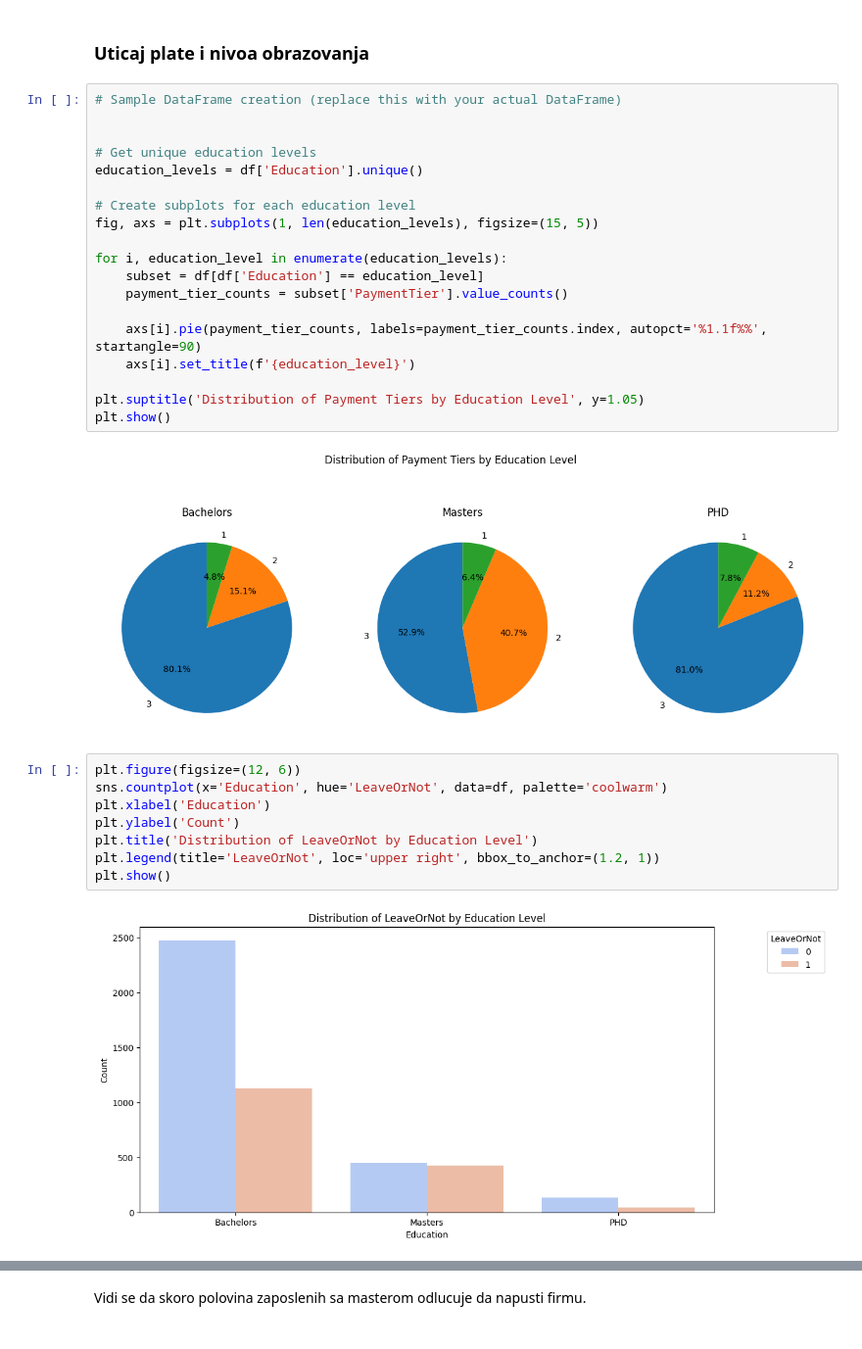
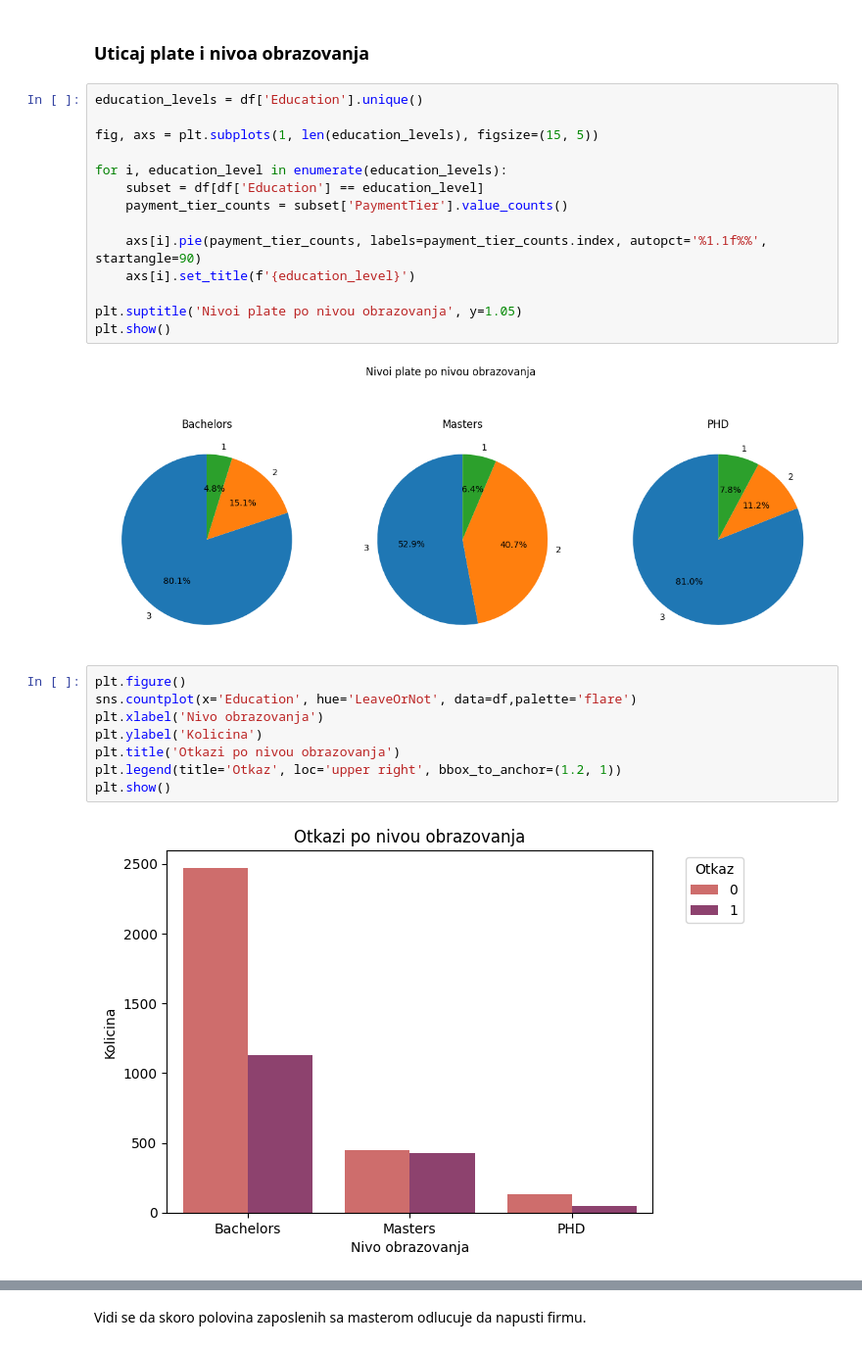
Before and after one commit to SV25-22/numericki, a Jupyter notebook: projekat.ipynb, the cells around one changed output, grey strips where cells are left out. Shown: that part at 98% size. Drawn from its saved outputs; the diff is of its cells as text.

```diff
--- a/projekat.ipynb
+++ b/projekat.ipynb
@@ -230,13 +218,8 @@ plt.show()
 # %% [markdown]
 ### Uticaj plate i nivoa obrazovanja
 # %%
-# Sample DataFrame creation (replace this with your actual DataFrame)
-
-
-# Get unique education levels
 education_levels = df['Education'].unique()
 
-# Create subplots for each education level
 fig, axs = plt.subplots(1, len(education_levels), figsize=(15, 5))
 
 for i, education_level in enumerate(education_levels):
@@ -246,19 +229,19 @@ for i, education_level in enumerate(education_levels):
     axs[i].pie(payment_tier_counts, labels=payment_tier_counts.index, autopct='%1.1f%%', startangle=90)
     axs[i].set_title(f'{education_level}')
 
-plt.suptitle('Distribution of Payment Tiers by Education Level', y=1.05)
+plt.suptitle('Nivoi plate po nivou obrazovanja', y=1.05)
 plt.show()
 # %% [output]
-[figure, old version]
+[figure, new version]
 # %%
-plt.figure(figsize=(12, 6))
-sns.countplot(x='Education', hue='LeaveOrNot', data=df, palette='coolwarm')
-plt.xlabel('Education')
-plt.ylabel('Count')
-plt.title('Distribution of LeaveOrNot by Education Level')
-plt.legend(title='LeaveOrNot', loc='upper right', bbox_to_anchor=(1.2, 1))
+plt.figure()
+sns.countplot(x='Education', hue='LeaveOrNot', data=df,palette='flare')
+plt.xlabel('Nivo obrazovanja')
+plt.ylabel('Kolicina')
+plt.title('Otkazi po nivou obrazovanja')
+plt.legend(title='Otkaz', loc='upper right', bbox_to_anchor=(1.2, 1))
 plt.show()
 # %% [output]
-[figure, old version]
+[figure, new version]
 # %%
 master_employees = df[df['Education'] == 'Masters']
```
Also changed, not shown: parts of 66 cells of this notebook.
